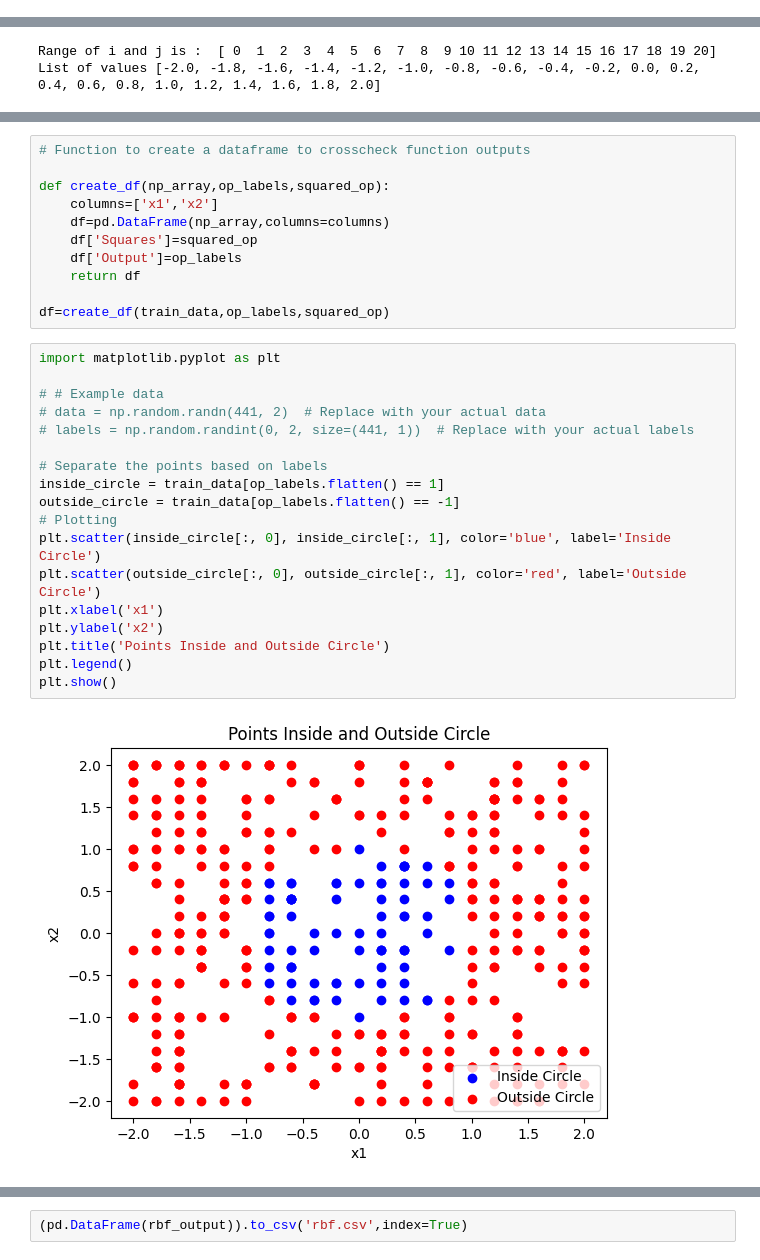
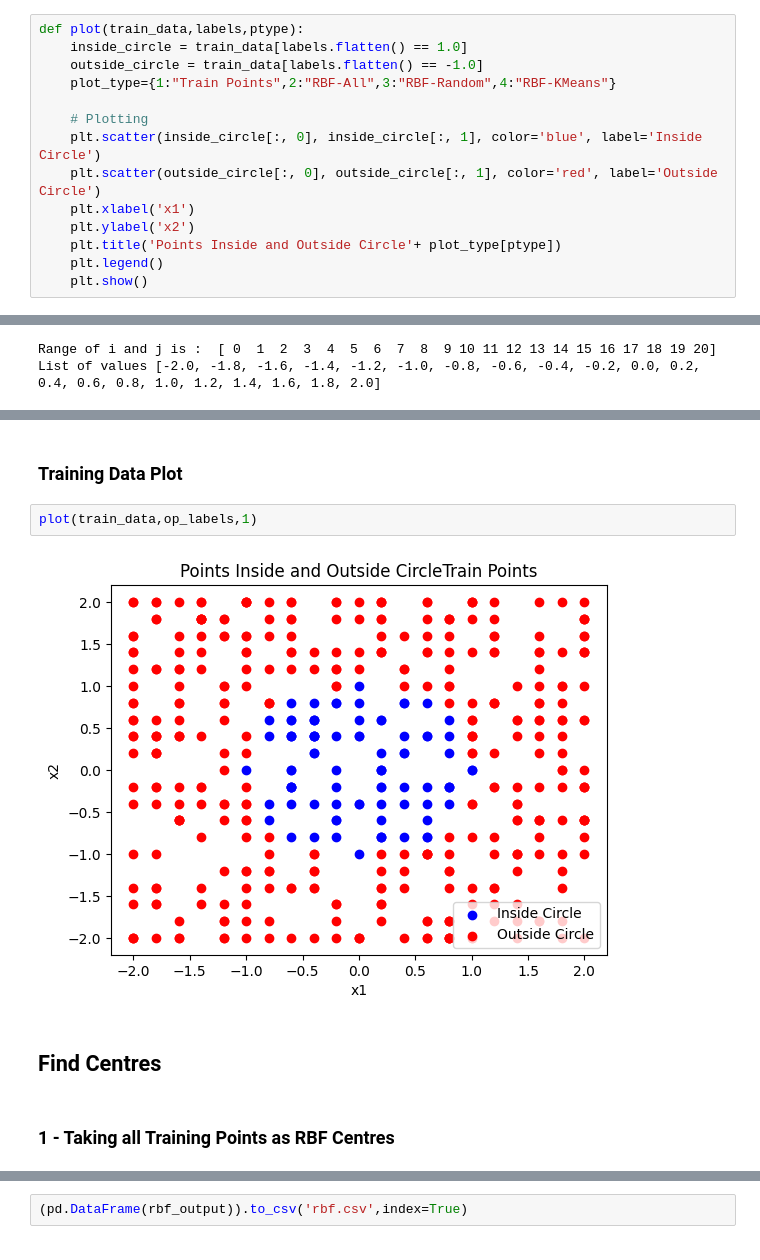
Before and after one commit to ursuladas/RBF_Network, a Jupyter notebook: A1_Q2.ipynb, the cells around one changed output, grey strips where cells are left out. Cells and saved outputs as stored; diff of their text form.

```diff
--- a/A1_Q2.ipynb
+++ b/A1_Q2.ipynb
@@ -65,0 +254,14 @@ def value_gen(max_val):
+# %%
+def plot(train_data,labels,ptype):
+    inside_circle = train_data[labels.flatten() == 1.0]
+    outside_circle = train_data[labels.flatten() == -1.0]
+    plot_type={1:"Train Points",2:"RBF-All",3:"RBF-Random",4:"RBF-KMeans"}
+
+    # Plotting
+    plt.scatter(inside_circle[:, 0], inside_circle[:, 1], color='blue', label='Inside Circle')
+    plt.scatter(outside_circle[:, 0], outside_circle[:, 1], color='red', label='Outside Circle')
+    plt.xlabel('x1')
+    plt.ylabel('x2')
+    plt.title('Points Inside and Outside Circle'+ plot_type[ptype])
+    plt.legend()
+    plt.show()
@@ -160,32 +331,11 @@ array([[-1],
-# %%
-# Function to create a dataframe to crosscheck function outputs
-
-def create_df(np_array,op_labels,squared_op):
-    columns=['x1','x2']
-    df=pd.DataFrame(np_array,columns=columns)
-    df['Squares']=squared_op
-    df['Output']=op_labels
-    return df
-
-df=create_df(train_data,op_labels,squared_op)
-# %%
-import matplotlib.pyplot as plt
-
-# # Example data
-# data = np.random.randn(441, 2)  # Replace with your actual data
-# labels = np.random.randint(0, 2, size=(441, 1))  # Replace with your actual labels
-
-# Separate the points based on labels
-inside_circle = train_data[op_labels.flatten() == 1]
-outside_circle = train_data[op_labels.flatten() == -1]
-# Plotting
-plt.scatter(inside_circle[:, 0], inside_circle[:, 1], color='blue', label='Inside Circle')
-plt.scatter(outside_circle[:, 0], outside_circle[:, 1], color='red', label='Outside Circle')
-plt.xlabel('x1')
-plt.ylabel('x2')
-plt.title('Points Inside and Outside Circle')
-plt.legend()
-plt.show()
-# %% [output]
-[figure, removed]
+# %% [markdown]
+### Training Data Plot
+# %%
+plot(train_data,op_labels,1)
+# %% [output]
+[figure, added]
+# %% [markdown]
+## Find Centres
+# %% [markdown]
+### 1 - Taking all Training Points as RBF Centres
 # %%
```
Also changed, not shown: parts of 74 cells of this notebook.
